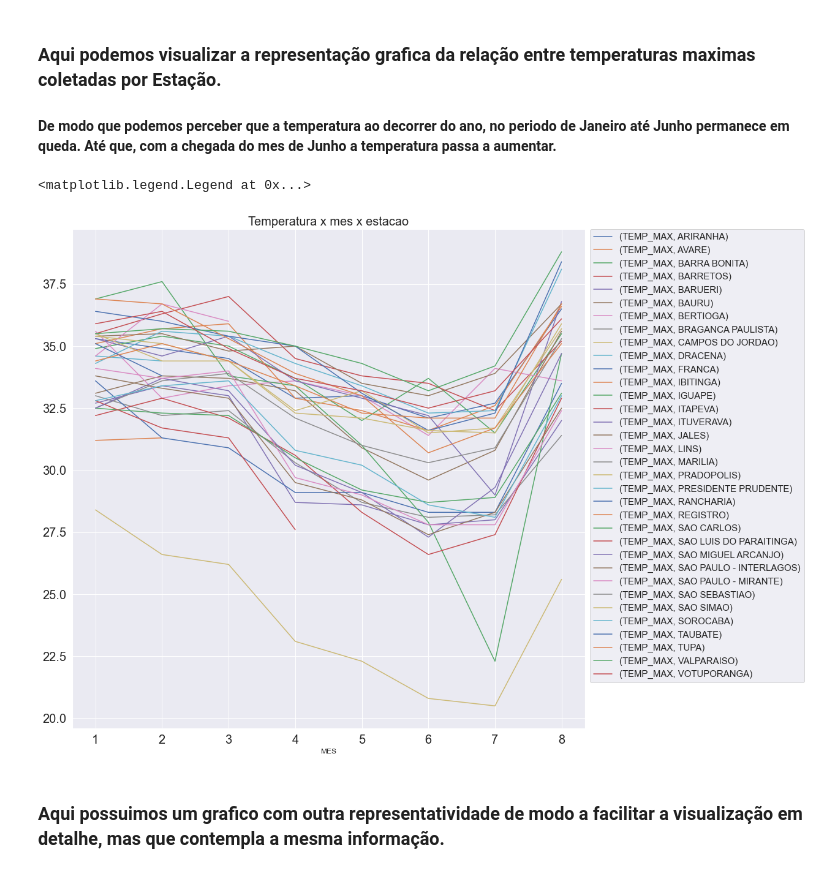
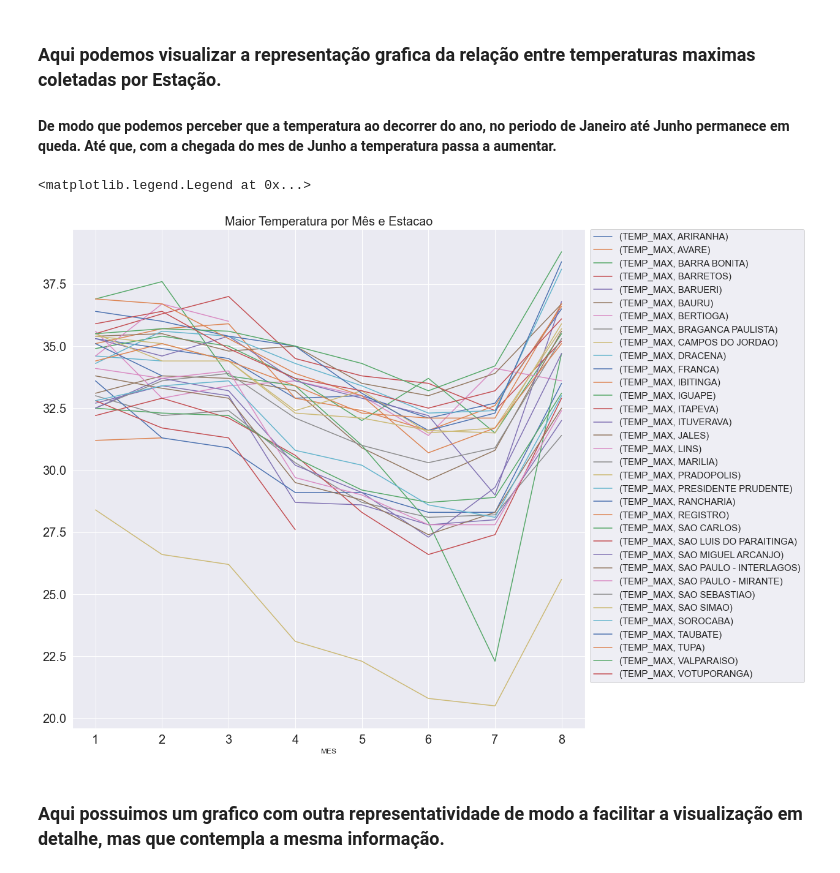
Before and after one commit to LIMASANTOSVINICIUS/Analise_Dados_Climaticos, a Jupyter notebook: Python/PrimeiroCodigo.ipynb, the cells around one changed output. Drawn from its saved outputs; the diff is of its cells as text; code cells hidden in the pictures.

```diff
--- a/Python/PrimeiroCodigo.ipynb
+++ b/Python/PrimeiroCodigo.ipynb
@@ -181,20 +181,20 @@ gfMaiorxmenor
 # %%
 #Temperatura maxima x mes x estacao
 #fig, ax = plt.subplots(figsize=(15,15))
 #plt.suptitle("Temperatura max x mes x estacao")
 
 ax = maiorxmenor.filter(items=['MES','ESTACAO','TEMP_MAX'])\
 .groupby(['MES','ESTACAO'])\
 .mean()\
 .sort_values(by='TEMP_MAX', ascending=False)\
 .unstack()\
 .plot(figsize=(15,15), fontsize=20)
 
-ax.set_title('Temperatura x mes x estacao',fontsize=20)
+ax.set_title('Maior Temperatura por Mês e Estacao',fontsize=20)
 ax.legend(bbox_to_anchor=(1.01, 1), loc=0, borderaxespad=0., fontsize=15)
 # %% [output]
 <matplotlib.legend.Legend at 0x...>
-[figure, old version]
+[figure, new version]
 # %% [markdown]
 ### Aqui possuimos um grafico com outra representatividade de modo a facilitar a visualização em detalhe, mas que contempla a mesma informação.
 # %%
```
Also changed, not shown: parts of 1 cell of this notebook.
